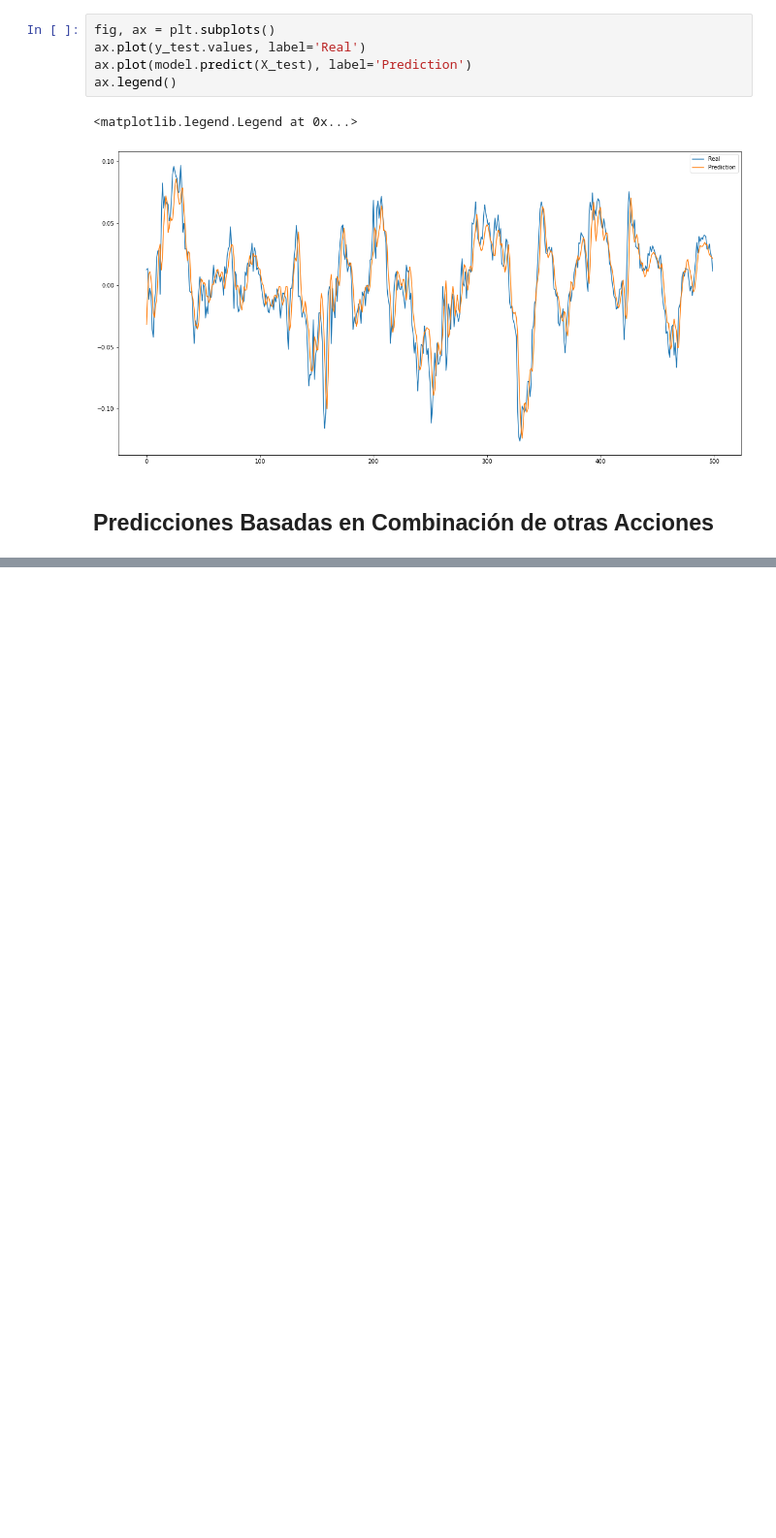
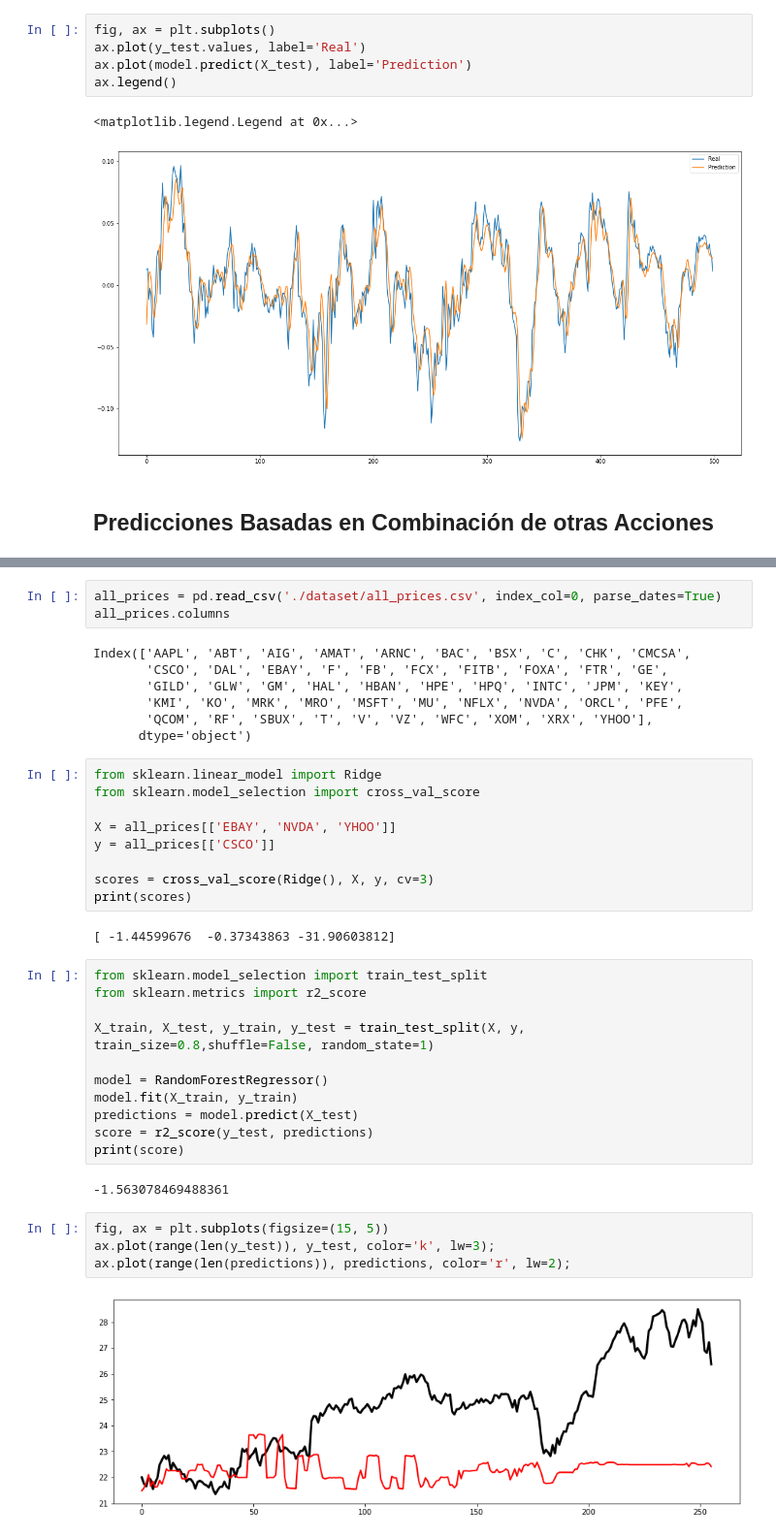
Before and after one commit to esjerome/forecasting, a Jupyter notebook: datacamp/my_own.ipynb, the cells around one changed output, grey strips where cells are left out. Shown at 97% size. Drawn from its saved outputs; the diff is of its cells as text; blank space fills up the shorter version.

```diff
--- a/datacamp/my_own.ipynb
+++ b/datacamp/my_own.ipynb
@@ -91,0 +108,40 @@ ax.legend()
+# %%
+all_prices = pd.read_csv('./dataset/all_prices.csv', index_col=0, parse_dates=True)
+all_prices.columns
+# %% [output]
+Index(['AAPL', 'ABT', 'AIG', 'AMAT', 'ARNC', 'BAC', 'BSX', 'C', 'CHK', 'CMCSA',
+       'CSCO', 'DAL', 'EBAY', 'F', 'FB', 'FCX', 'FITB', 'FOXA', 'FTR', 'GE',
+       'GILD', 'GLW', 'GM', 'HAL', 'HBAN', 'HPE', 'HPQ', 'INTC', 'JPM', 'KEY',
+       'KMI', 'KO', 'MRK', 'MRO', 'MSFT', 'MU', 'NFLX', 'NVDA', 'ORCL', 'PFE',
+       'QCOM', 'RF', 'SBUX', 'T', 'V', 'VZ', 'WFC', 'XOM', 'XRX', 'YHOO'],
+      dtype='object')
+# %%
+from sklearn.linear_model import Ridge
+from sklearn.model_selection import cross_val_score
+
+X = all_prices[['EBAY', 'NVDA', 'YHOO']]
+y = all_prices[['CSCO']]
+
+scores = cross_val_score(Ridge(), X, y, cv=3)
+print(scores)
+# %% [output]
+[ -1.44599676  -0.37343863 -31.90603812]
+# %%
+from sklearn.model_selection import train_test_split
+from sklearn.metrics import r2_score
+
+X_train, X_test, y_train, y_test = train_test_split(X, y, train_size=0.8,shuffle=False, random_state=1)
+
+model = RandomForestRegressor()
+model.fit(X_train, y_train)
+predictions = model.predict(X_test)
+score = r2_score(y_test, predictions)
+print(score)
+# %% [output]
+-1.563078469488361
+# %%
+fig, ax = plt.subplots(figsize=(15, 5))
+ax.plot(range(len(y_test)), y_test, color='k', lw=3);
+ax.plot(range(len(predictions)), predictions, color='r', lw=2);
+# %% [output]
+[figure, added]
```
Also changed, not shown: parts of 12 cells of this notebook.
